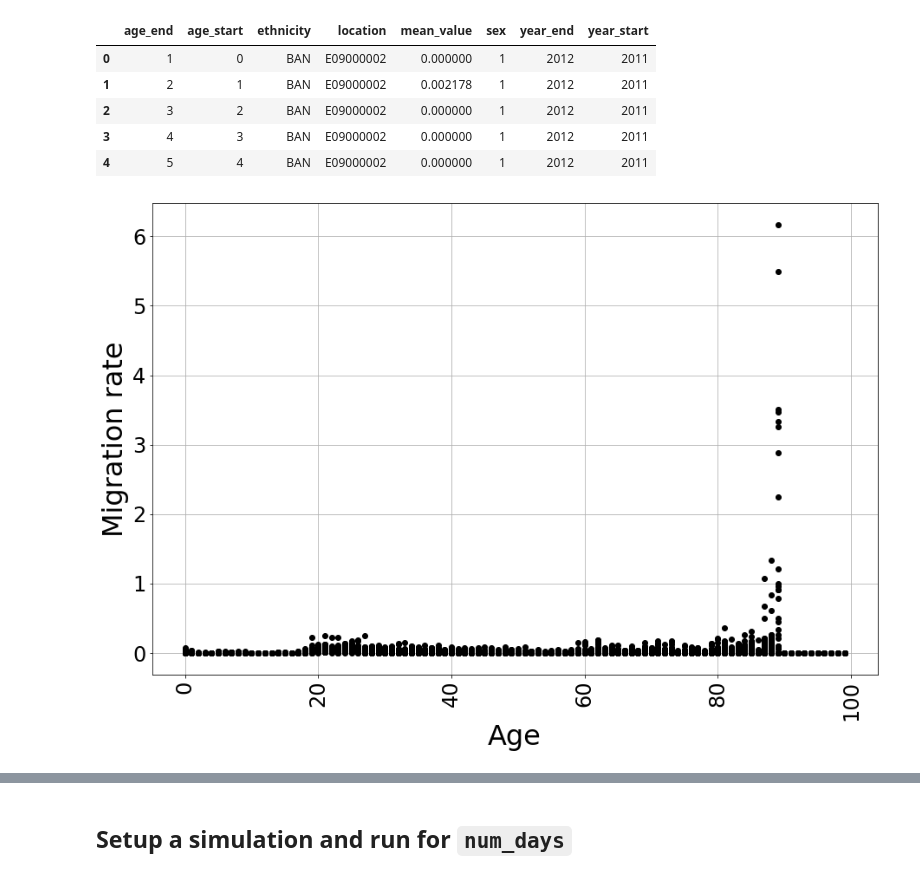
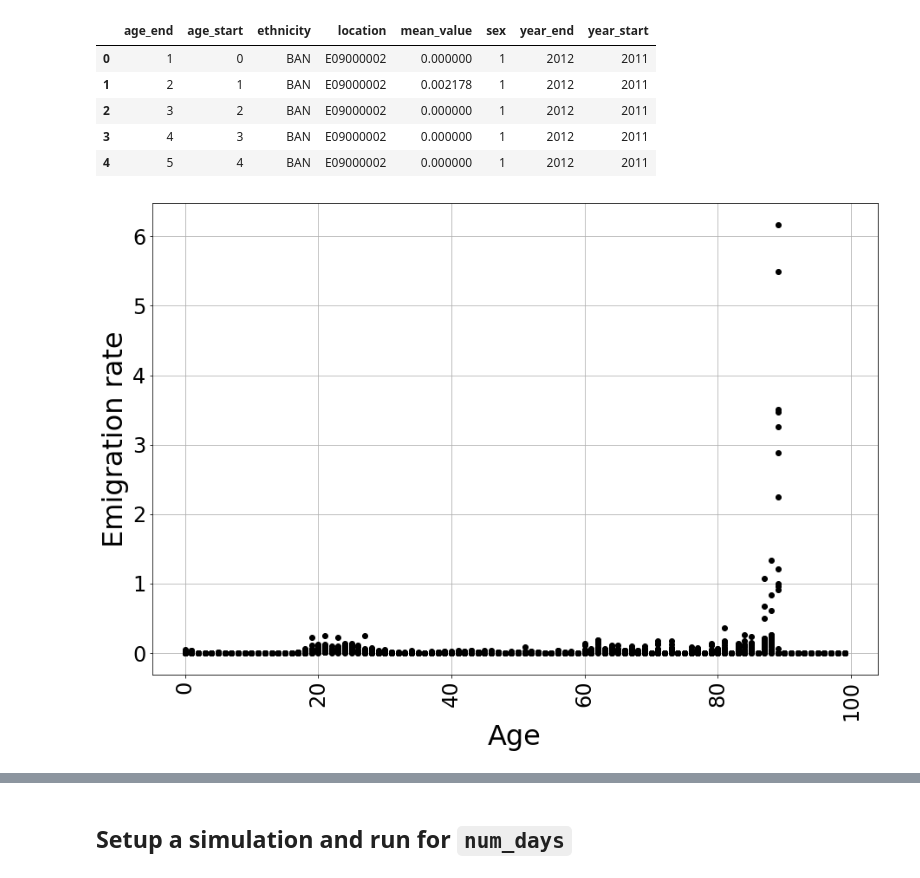
Before and after one commit to ihmeuw/vivarium_public_health, a Jupyter notebook: notebooks/pipeline_004_mortality_fertility_migration.ipynb, the cells around one changed output, grey strips where cells are left out. Cells and saved outputs as stored; diff of their text form; code cells hidden in the pictures.

```diff
--- a/notebooks/pipeline_004_mortality_fertility_migration.ipynb
+++ b/notebooks/pipeline_004_mortality_fertility_migration.ipynb
@@ -75,6 +75,7 @@ def config_simulation(inp_file):
         'path_to_mortality_file': inp_file['paths']['path_to_mortality_file'],
         'path_to_fertility_file': inp_file['paths']['path_to_fertility_file'],
         'path_to_emigration_file': inp_file['paths']['path_to_emigration_file'],
+        'path_to_immigration_file': inp_file['paths']['path_to_immigration_file'],
         'path_to_total_population_file': inp_file['paths']['path_to_total_population_file'],
 
         'population': {
@@ -190,9 +191,9 @@ df_emigration = pd.read_csv(config.path_to_emigration_file)
 df_total_population = pd.read_csv(config.path_to_total_population_file)
 
 df_emigration = df_emigration[
-    (df_emigration['LAD.code'] == 'E09000002') | (df_emigration['LAD.code'] == 'E09000003')]
+    (df_emigration['LAD.code'] == 'E09000002')]
 df_total_population = df_total_population[
-    (df_total_population['LAD'] == 'E09000002') | (df_total_population['LAD'] == 'E09000003')]
+    (df_total_population['LAD'] == 'E09000002')]
 
 asfr_data_emigration = compute_migration_rates(df_emigration, df_total_population,
                                                2011,
@@ -229,14 +230,14 @@ asfr_data_emigration.head()
 # %%
 # Population (total)
 plt.figure(figsize=(15, 10))
 plt.plot(asfr_data_emigration["age_start"],
          asfr_data_emigration["mean_value"],
          '.', c='k', lw=4, markersize=12)
 plt.xlabel("Age", size=32)
-plt.ylabel("Migration rate", size=32)
+plt.ylabel("Emigration rate", size=32)
 plt.xticks(size=24, rotation=90)
 plt.yticks(size=24)
 plt.grid()
 plt.show()
 # %% [output]
-[figure, old version]
+[figure, new version]
```
Also changed, not shown: parts of 9 cells of this notebook, 1 other file.
